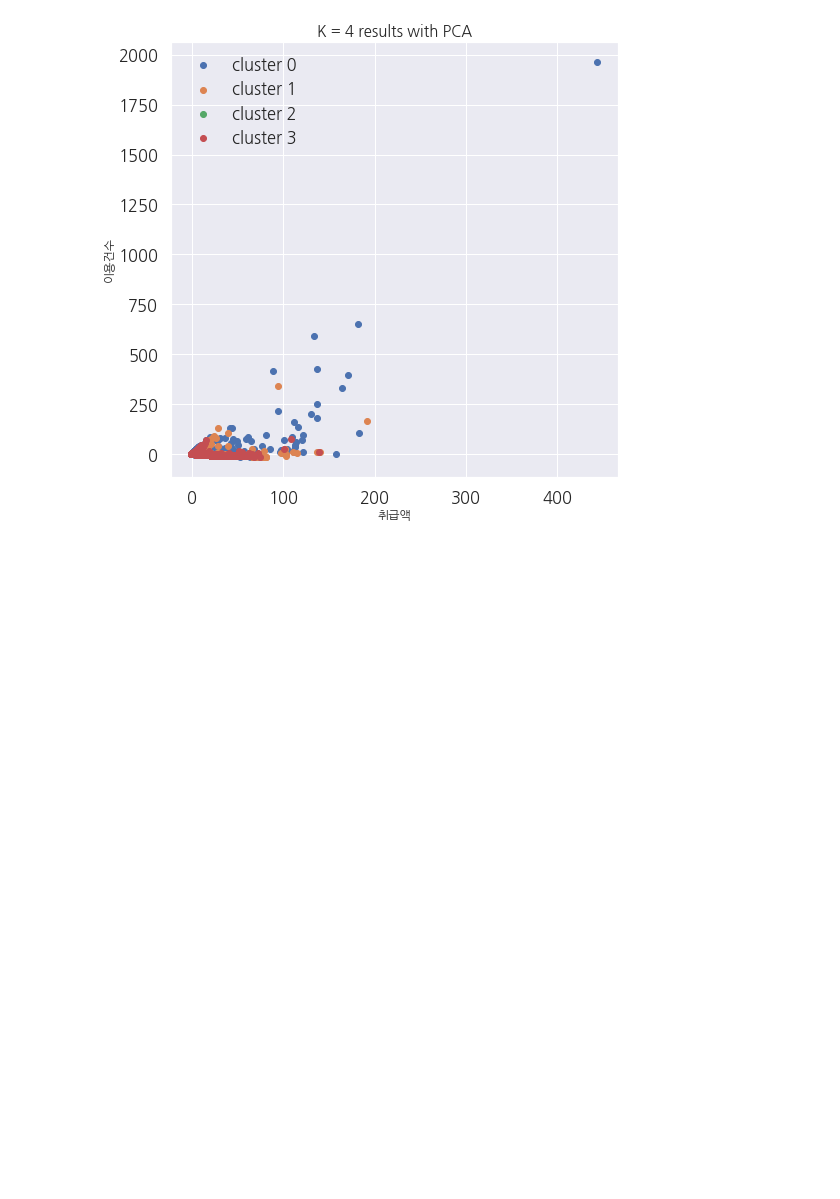
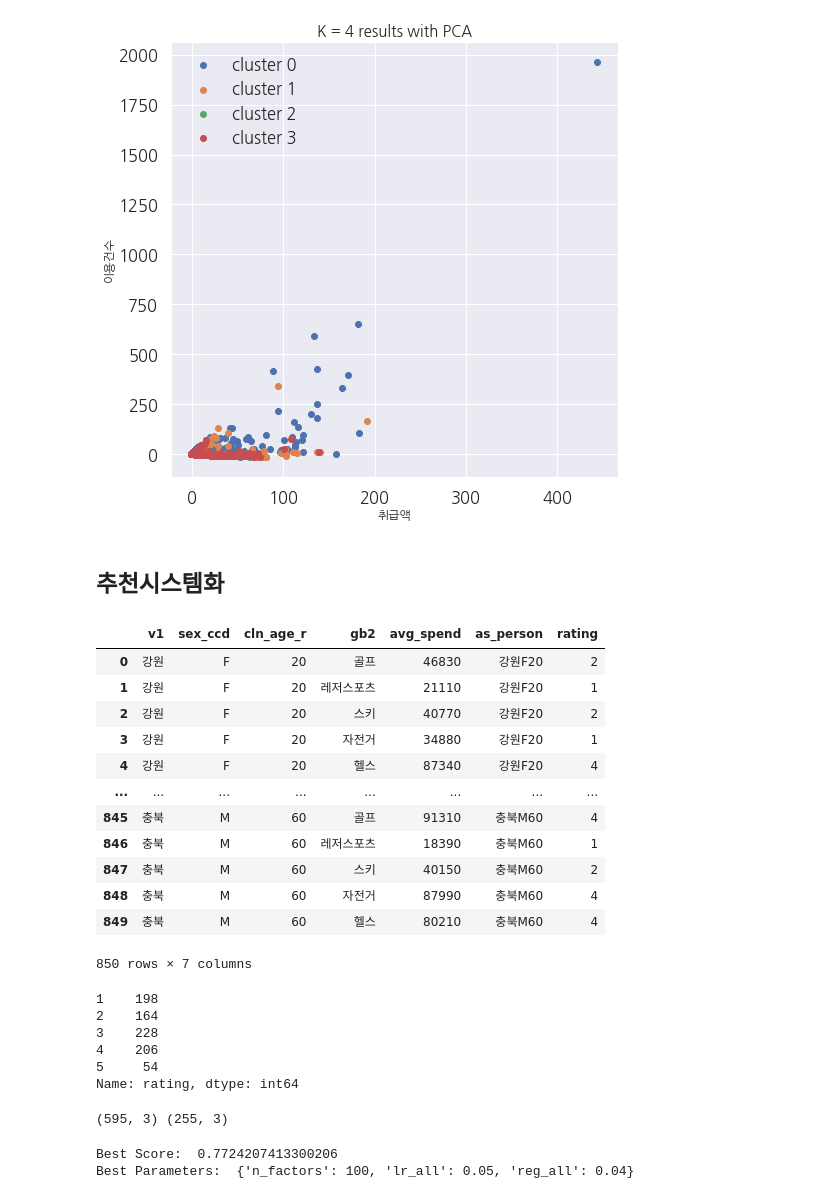
Before and after one commit to stat-thon/2022-project-sports-DATA-133, a Jupyter notebook: card_sports_eda.ipynb, the cells around one changed output. Drawn from its saved outputs; the diff is of its cells as text; code cells hidden in the pictures; blank space fills up the shorter version.

```diff
--- a/card_sports_eda.ipynb
+++ b/card_sports_eda.ipynb
@@ -626,3 +631,5 @@ plt.ylabel('이용건수', size = 12)
 plt.show()
 # %% [output]
 [figure]
+# %% [markdown]
+## 추천시스템화
@@ -628,0 +639,63 @@ plt.show()
+# %%
+# 평균소비액의 이상치 판단
+q3 = card['avg_spend'].quantile(0.75)
+q1 = card['avg_spend'].quantile(0.25)
+iqr = q3 - q1
+card.loc[card['avg_spend'] > q3 + 1.5 * iqr]
+df = card.loc[card['avg_spend'] < q3 + 1.5 * iqr] # 이상치 제거한 데이터프레임
+
+index_to_drop = df.loc[df['vlm'] == 0].index # 취급액이 0원인 행도 제거
+df = df.drop(index_to_drop, axis = 0)
+
+df.drop(['v2','ta_ym', 'daw_ccd_r', 'apv_ts_dl_tm_r', 'avg_spend'], axis = 1, inplace = True) # 개인특성을 통해 행을 통합하기 위한 칼럼 제거 (거래지역, 거래연월, 평일휴일, 거래시점, 평균취급액)
+df.shape
+
+# 나이, 성별, 거주지, 거래지, 종목명 별로 병함
+new_df = df.groupby(['v1', 'sex_ccd', 'cln_age_r', 'gb2']).sum()
+new_df = new_df.reset_index() # 멀티인덱스 해제
+new_df['avg_spend'] = round(new_df['vlm'] / new_df['usec'], -1).astype(int) # 건당 평균취급액 칼럼 추가
+new_df['cln_age_r'] = new_df['cln_age_r'].astype(str)
+new_df['as_person'] = new_df['v1'] + new_df['sex_ccd'] + new_df['cln_age_r']
+new_df.drop(['vlm', 'usec'], axis = 1, inplace = True)
+
+# new_df['avg_spend'] 10개 구간으로 나눠서 레이팅 지표로 삼기
+range = new_df['avg_spend'].max() - new_df['avg_spend'].min()
+rating_cluster_num = 5
+bins = pd.cut(new_df['avg_spend'], rating_cluster_num, labels = ['1', '2', '3', '4', '5'])
+new_df['rating'] = bins
+new_df
+# %% [output]
+|  | v1 | sex_ccd | cln_age_r | gb2 | avg_spend | as_person | rating |
+| 0 | 강원 | F | 20 | 골프 | 46830 | 강원F20 | 2 |
+| 1 | 강원 | F | 20 | 레저스포츠 | 21110 | 강원F20 | 1 |
+| 2 | 강원 | F | 20 | 스키 | 40770 | 강원F20 | 2 |
+| 3 | 강원 | F | 20 | 자전거 | 34880 | 강원F20 | 1 |
+| 4 | 강원 | F | 20 | 헬스 | 87340 | 강원F20 | 4 |
+| ... | ... | ... | ... | ... | ... | ... | ... |
+| 845 | 충북 | M | 60 | 골프 | 91310 | 충북M60 | 4 |
+| 846 | 충북 | M | 60 | 레저스포츠 | 18390 | 충북M60 | 1 |
+| 847 | 충북 | M | 60 | 스키 | 40150 | 충북M60 | 2 |
+| 848 | 충북 | M | 60 | 자전거 | 87990 | 충북M60 | 4 |
+| 849 | 충북 | M | 60 | 헬스 | 80210 | 충북M60 | 4 |
+850 rows × 7 columns
+# %%
+new_df['rating'].value_counts().sort_index()
+# %% [output]
+1    198
+2    164
+3    228
+4    206
+5     54
+Name: rating, dtype: int64
+# %%
+# 추천 시스템에 사용할 데이터프레임 생성
+recommend_df = new_df[['as_person', 'gb2', 'rating']]
+recommend_df['rating'].astype(int)
+num_test = int(recommend_df.shape[0] / 5 * 0.3)
+num_train = int(recommend_df.shape[0] / 5 - num_test)
+num_train_row = num_train * 5
+train = recommend_df[:num_train_row]
+test = recommend_df[num_train_row:]
+print(train.shape, test.shape)
+# %% [output]
+(595, 3) (255, 3)
@@ -628,0 +709,13 @@ plt.show()
+# %%
+# GridSearch로 최적의 파라미터 찾기
+from surprise.model_selection import GridSearchCV, cross_validate
+
+param_grid = {'n_factors': [25, 50, 75,  100], 'lr_all': [0.5, 0.05], 'reg_all': [0.06, 0.04]}
+gs = GridSearchCV(algo_class = SVD, measures = ['RMSE'], param_grid = param_grid)
+gs.fit(data)
+
+print('Best Score: ', gs.best_score['rmse'])
+print('Best Parameters: ', gs.best_params['rmse'])
+# %% [output]
+Best Score:  0.7724207413300206
+Best Parameters:  {'n_factors': 100, 'lr_all': 0.05, 'reg_all': 0.04}
```
Also changed, not shown: parts of 11 cells of this notebook, 1 other file.
